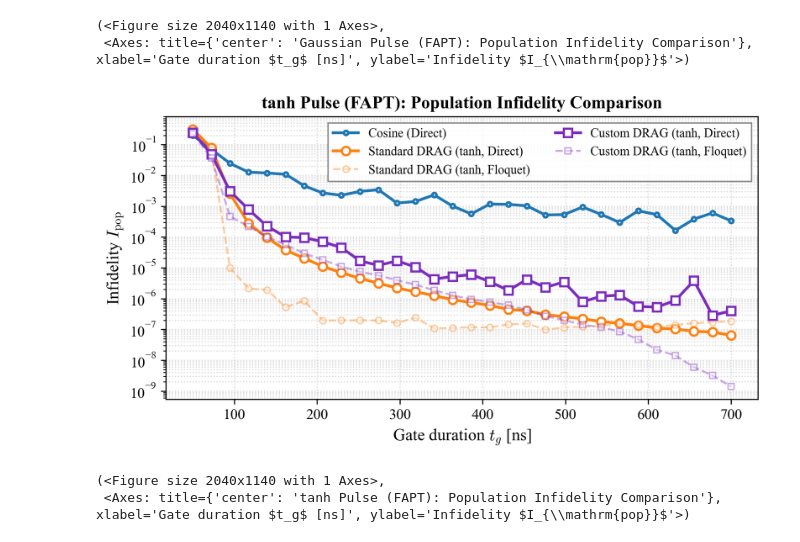
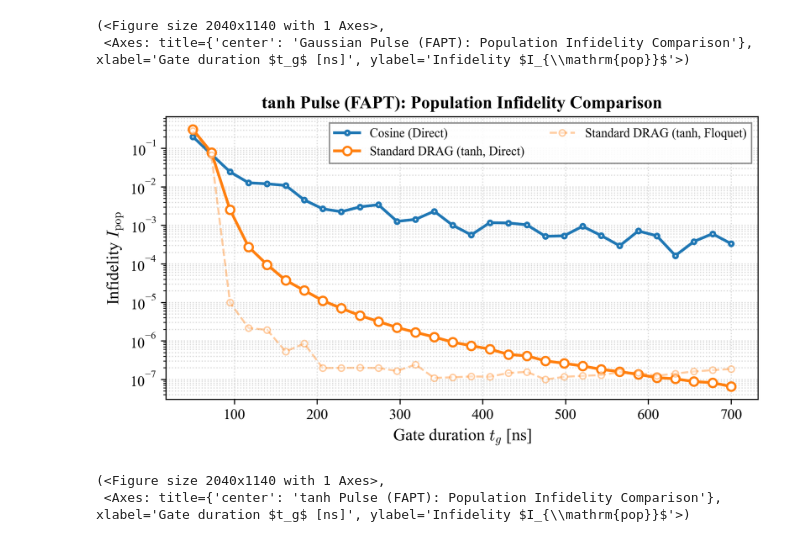
Before and after one commit to FlorianMaier04/TransmonCouplerSimulation, a Jupyter notebook: b_FAPT_application_standard.ipynb, the cells around one changed output. Cells and saved outputs as stored; diff of their text form; code cells hidden in the pictures.

```diff
--- a/b_FAPT_application_standard.ipynb
+++ b/b_FAPT_application_standard.ipynb
@@ -439,8 +535,8 @@ load_and_plot_standard_custom(use_FAPT=True, pulse="gauss")
 (<Figure size 2040x1140 with 1 Axes>,
  <Axes: title={'center': 'Gaussian Pulse (FAPT): Population Infidelity Comparison'}, xlabel='Gate duration $t_g$ [ns]', ylabel='Infidelity $I_{\\mathrm{pop}}$'>)
 # %%
-load_and_plot_standard_custom(use_FAPT=True, pulse="tanh")
+load_and_plot_standard_custom(use_FAPT=True, pulse="tanh",include_custom=False)
 # %% [output]
-[figure, old version]
+[figure, new version]
 (<Figure size 2040x1140 with 1 Axes>,
  <Axes: title={'center': 'tanh Pulse (FAPT): Population Infidelity Comparison'}, xlabel='Gate duration $t_g$ [ns]', ylabel='Infidelity $I_{\\mathrm{pop}}$'>)
```
Also changed, not shown: parts of 8 cells of this notebook, 41 other files.
